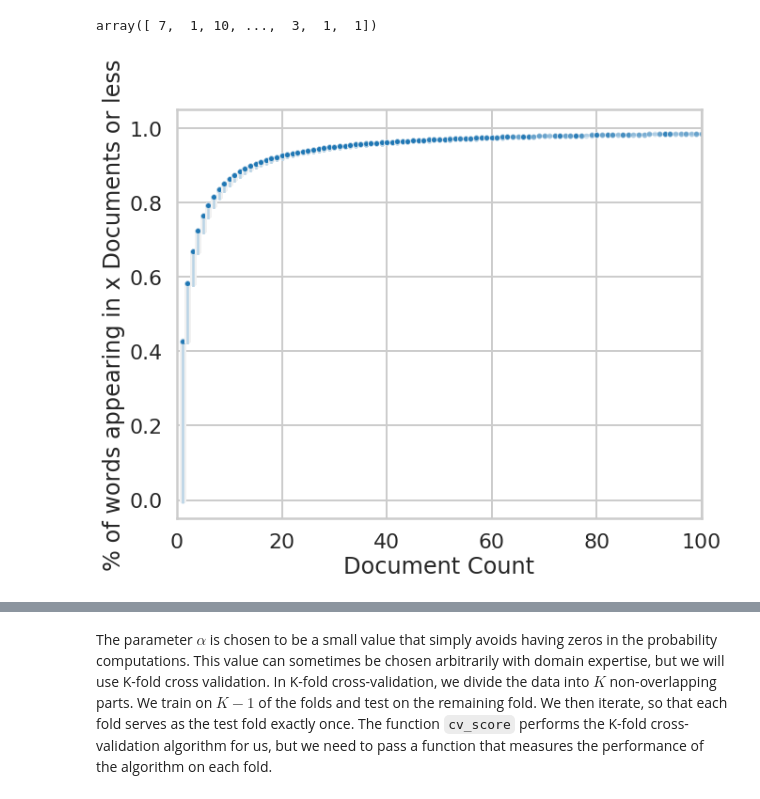
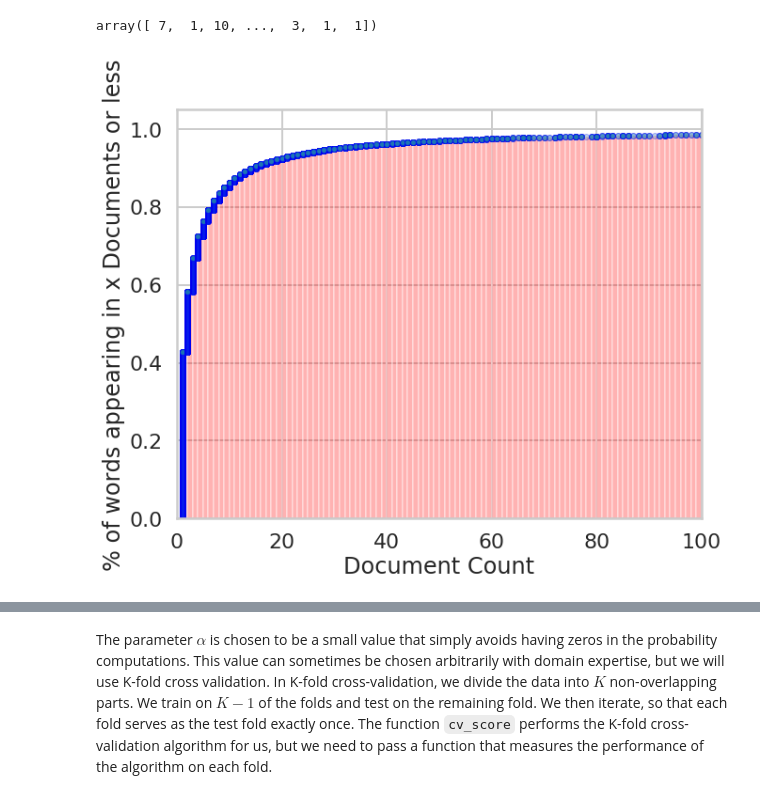
Before and after one commit to AHalarewicz/NaiveBayes, a Jupyter notebook: naive_bayes/Mini_Project_Naive_Bayes.ipynb, the cells around one changed output, grey strips where cells are left out. Drawn from its saved outputs; the diff is of its cells as text; code cells hidden in the pictures.

```diff
--- a/naive_bayes/Mini_Project_Naive_Bayes.ipynb
+++ b/naive_bayes/Mini_Project_Naive_Bayes.ipynb
@@ -348,13 +346,13 @@ def ecdf(data):
 
     return x, y
 # %%
+# contstruct ecdf (cumulative distribution function)
 count, percentage = ecdf(word_occurences)
 _ = plt.figure(figsize=(10,8))
-_ = plt.plot(count, percentage, marker='.', markeredgecolor='w', alpha=0.2)
+_ = plt.plot(count, percentage, linestyle='none', marker='.', markeredgecolor='b', alpha=0.3)
 _ = plt.xlim(0,100)
-_ = yticks=[0, 0.25, 0.5, 0.75, 1]
 _ = plt.xlabel('Document Count')
 _ = plt.ylabel('% of words appearing in x Documents or less')
-#_ = plt.hist(word_occurences, cumulative=True, bins=len(word_occurences))
+_ = plt.hist(word_occurences, cumulative=True, bins=range(0,len(word_occurences)), density=True, alpha=0.3, color='r')
 # %% [output]
-[figure, old version]
+[figure, new version]
```
Also changed, not shown: parts of 20 cells of this notebook.
